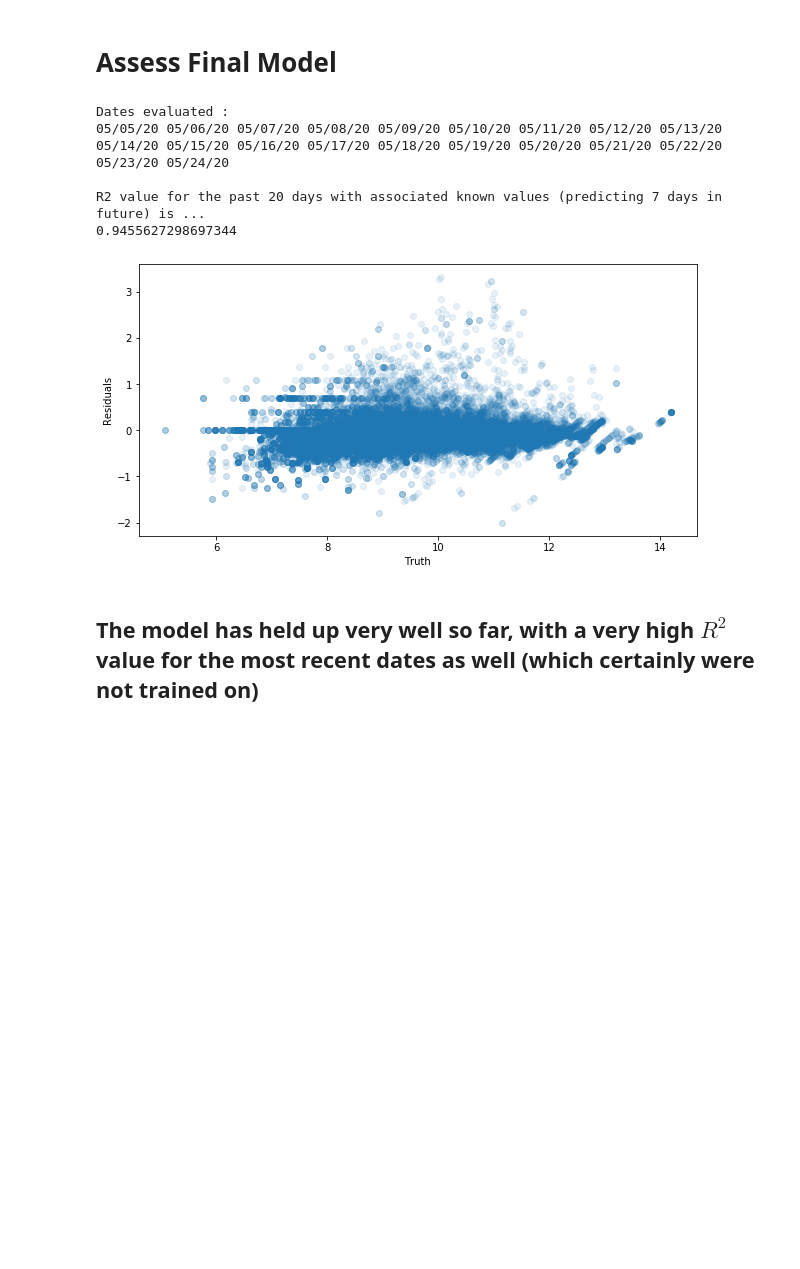
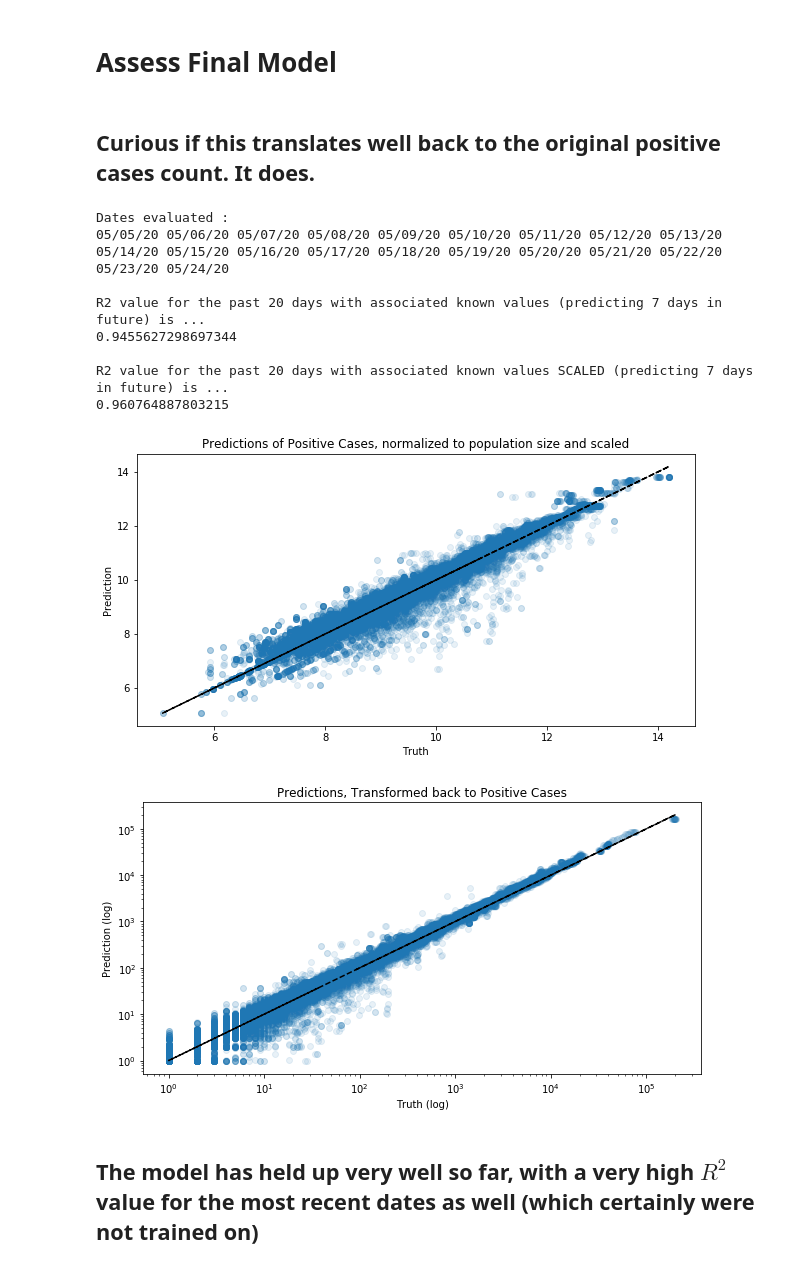
Before and after one commit to petersim1/COVID-19_Project, a Jupyter notebook: Evaluation.ipynb, the cells around one changed output. Saved outputs shown, nothing was run; the diff lists cells and outputs as text; code cells hidden in the pictures; blank space fills up the shorter version.

Commit message:
update eval notebook

```diff
--- a/Evaluation.ipynb
+++ b/Evaluation.ipynb
@@ -241,3 +245,5 @@ DF_to_predict = DF.drop(['FIPS', 'state', 'Admin2', 'Lat', 'Long_',
 DF_to_predict['predictions'] = model.predict(DF_to_predict)
 
 DF['predictions'] = DF_to_predict['predictions']
+# %% [markdown]
+## Curious if this translates well back to the original positive cases count. It does.
@@ -247,33 +263,49 @@ dates_evaluate = sorted(DF['Date'].unique())[-num_days_evaluate:]
 
 evaluate_df = DF[DF['Date'].isin(dates_evaluate)]
 
-evaluate_df_x = evaluate_df.drop(['FIPS', 'state', 'Admin2', 'Lat', 'Long_',
-                                 'Date', 'Positive', 'Deaths','Positive_Cases_PopNormed',
-                                 'Deaths_PopNormed','New_Positive_Cases_PopNormed_Lagged',
-                                 'New_Positive_Cases_PopNormed','Positive_Cases_PopNormed_Scaled_Target',
-                                 'predictions'],axis=1)
+R2 = r2_score(evaluate_df['Positive_Cases_PopNormed_Scaled_Target'],evaluate_df['predictions']) # eval predictions
+R2_transformed = r2_score(evaluate_df['adjusted_pred'],evaluate_df['positive_shifted']) # eval predictions, transformed back to absolute count
 
-R2 = model.score(evaluate_df_x,evaluate_df['Positive_Cases_PopNormed_Scaled_Target'])
 
 print('Dates evaluated :')
 print(*dates_evaluate)
+
 print('\nR2 value for the past {} days with associated known values \
 (predicting 7 days in future) is ... \n{}'.format(num_days_evaluate,R2))
+
+print('\nR2 value for the past {} days with associated known values SCALED \
+(predicting 7 days in future) is ... \n{}'.format(num_days_evaluate,R2_transformed))
 # %% [output]
 Dates evaluated :
 05/05/20 05/06/20 05/07/20 05/08/20 05/09/20 05/10/20 05/11/20 05/12/20 05/13/20 05/14/20 05/15/20 05/16/20 05/17/20 05/18/20 05/19/20 05/20/20 05/21/20 05/22/20 05/23/20 05/24/20
 
 R2 value for the past 20 days with associated known values (predicting 7 days in future) is ...
 0.9455627298697344
+
+R2 value for the past 20 days with associated known values SCALED (predicting 7 days in future) is ...
+0.960764887803215
-# %%
-plt.figure(figsize=(10,5))
-plt.scatter(evaluate_df['Positive_Cases_PopNormed_Scaled_Target'],
-            evaluate_df['Positive_Cases_PopNormed_Scaled_Target']-evaluate_df['predictions'],alpha=.1)
-plt.xlabel('Truth')
-plt.ylabel('Residuals')
-plt.show()
-# %% [output]
-[figure, removed]
+# %%
+plt.figure(figsize=(10,5))
+plt.scatter(evaluate_df['Positive_Cases_PopNormed_Scaled_Target'],evaluate_df['predictions'],alpha=.1)
+plt.plot(evaluate_df['Positive_Cases_PopNormed_Scaled_Target'],
+         evaluate_df['Positive_Cases_PopNormed_Scaled_Target'],'k--')
+plt.xlabel('Truth')
+plt.ylabel('Prediction')
+plt.title('Predictions of Positive Cases, normalized to population size and scaled')
+plt.show()
+
+plt.figure(figsize=(10,5))
+plt.scatter(evaluate_df['positive_shifted'],evaluate_df['adjusted_pred'],alpha=.1)
+plt.plot(evaluate_df['positive_shifted'],evaluate_df['positive_shifted'],'k--')
+plt.xscale('log')
+plt.yscale('log')
+plt.xlabel('Truth (log)')
+plt.ylabel('Prediction (log)')
+plt.title('Predictions, Transformed back to Positive Cases')
+plt.show()
+# %% [output]
+[figure, added]
+[figure, added]
 # %% [markdown]
 ## The model has held up very well so far, with a very high $R^2$ value for the most recent dates as well (which certainly were not trained on)
 # %%
```
Also changed, not shown: parts of 8 cells of this notebook.
